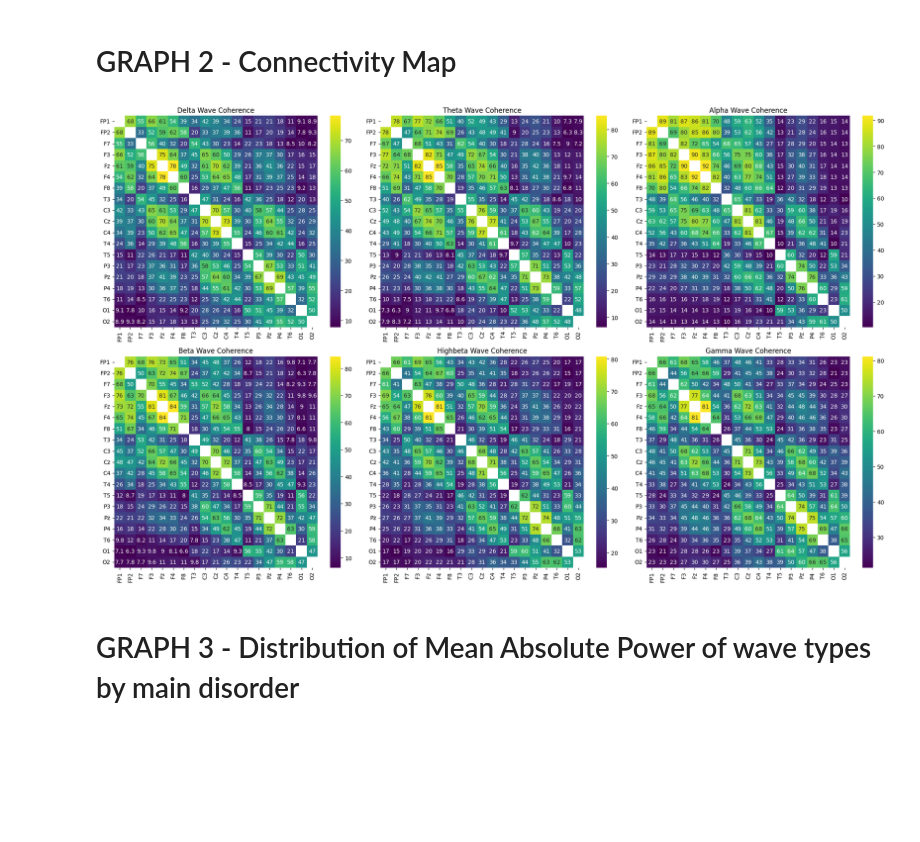
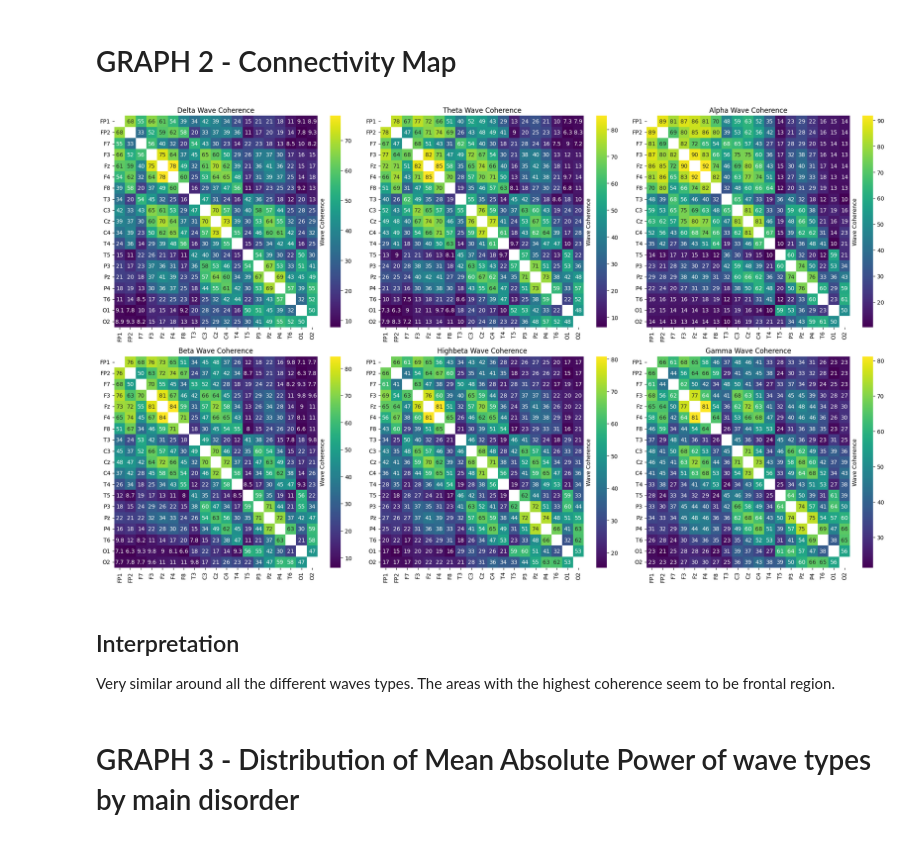
Before and after one commit to holliwood8/138-project, a Jupyter notebook: FinalProject-GroupXYZ.ipynb, the cells around one changed output. Saved outputs shown, nothing was run; the diff lists cells and outputs as text; code cells hidden in the pictures; blank space fills up the shorter version.

```diff
--- a/FinalProject-GroupXYZ.ipynb
+++ b/FinalProject-GroupXYZ.ipynb
@@ -513,34 +519,39 @@ def plot_wave_coherence(df, wave_type, channels, ax):
     # Initialize an empty DataFrame for the coherence matrix
     coh_matrix = pd.DataFrame(np.nan, index=channels, columns=channels)
 
     # Filter columns for the given wave type
     wave_columns = [col for col in df.columns if f'.{wave_type}.' in col]
 
     # Populate the coherence matrix
     for col in wave_columns:
         parts = col.split('.')
         if len(parts) == 7:
             region1 = parts[4]
             region2 = parts[6]
             mean_coherence = df[col].mean()  # Use the mean value directly from df
             coh_matrix.loc[region1, region2] = mean_coherence
             coh_matrix.loc[region2, region1] = mean_coherence  # Ensure symmetry
 
     # Plot the heatmap
     sns.heatmap(coh_matrix, annot=True, cmap='viridis', xticklabels=channels, yticklabels=channels, ax=ax)
     ax.set_title(f'{wave_type.capitalize()} Wave Coherence')
+    ax.yaxis.set_label_position("right")
+    ax.set_ylabel('Wave Coherence')
 
 # Set up the subplots
 fig, axes = plt.subplots(nrows=2, ncols=3, figsize=(20, 12))
 
 # Plot each wave type's coherence matrix
 for wave_type, ax in zip(wave_types, axes.flat):
     plot_wave_coherence(df, wave_type, channels, ax)
 
 plt.tight_layout()
 plt.show()
 # %% [output]
-[figure, old version]
+[figure, new version]
+# %% [markdown]
+## Interpretation
+Very similar around all the different waves types. The areas with the highest coherence seem to be frontal region.
 # %% [markdown]
 # GRAPH 3 - Distribution of Mean Absolute Power of wave types by main disorder
 # %%
```
Also changed, not shown: parts of 4 cells of this notebook.
